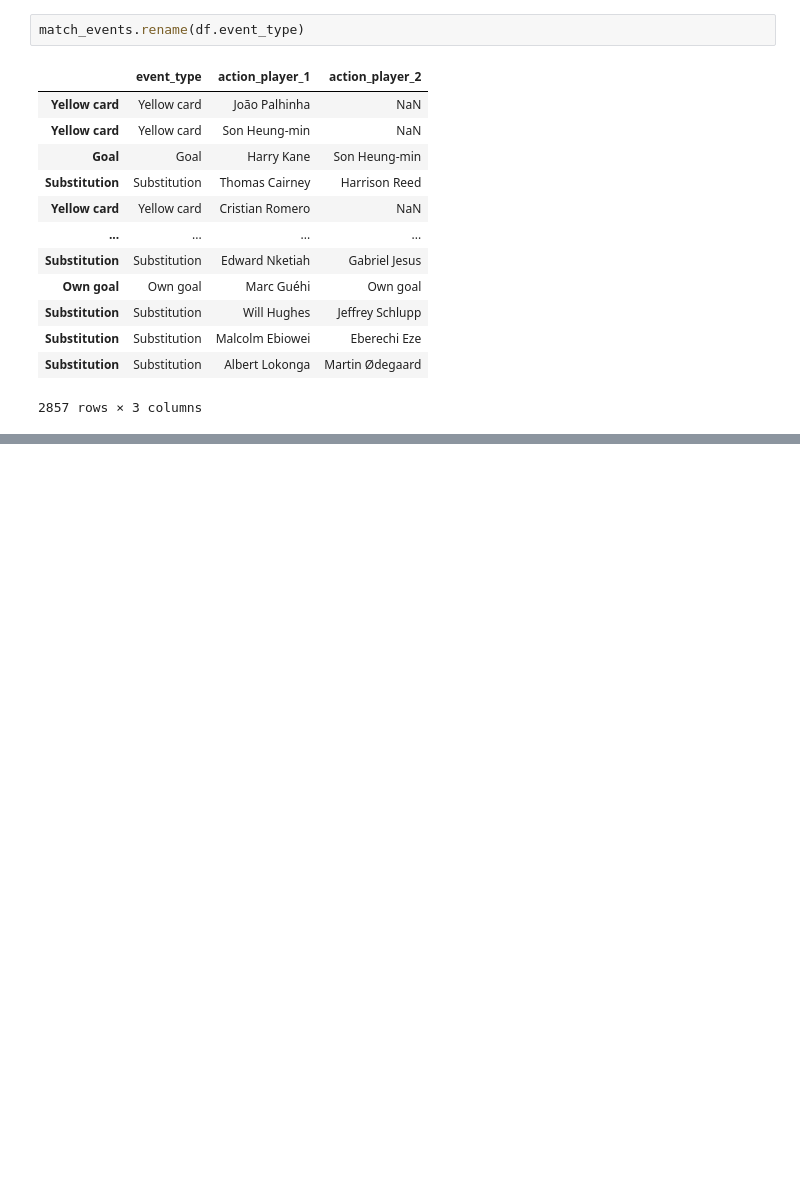
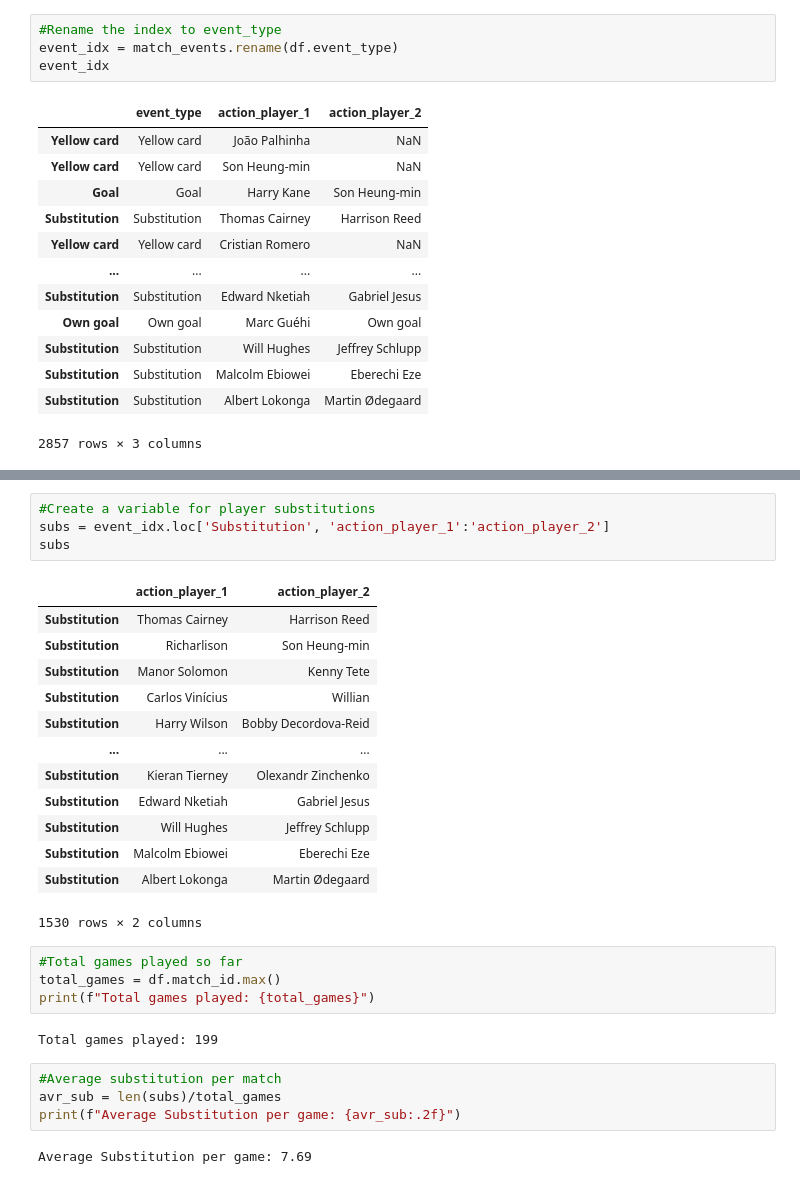
Before and after one commit to Azaya89/English-premier-league-stats-22-23, a Jupyter notebook: Premier_League_22-23.ipynb, the cells around one changed output, grey strips where cells are left out. Drawn from its saved outputs; the diff is of its cells as text; blank space fills up the shorter version.

```diff
--- a/Premier_League_22-23.ipynb
+++ b/Premier_League_22-23.ipynb
@@ -58,7 +64,9 @@ match_events
 | 2856 | Substitution | Albert Lokonga | Martin Ødegaard |
 2857 rows × 3 columns
 # %%
-match_events.rename(df.event_type)
+#Rename the index to event_type
+event_idx = match_events.rename(df.event_type)
+event_idx
 # %% [output]
 |  | event_type | action_player_1 | action_player_2 |
 | Yellow card | Yellow card | João Palhinha | NaN |
@@ -159,3 +214,33 @@ assists[:5].plot.bar(title='Top 5 EPL assisters',
 # %% [output]
 <AxesSubplot:title={'center':'Top 5 EPL assisters'}, ylabel='Number of Assists'>
 [figure]
+# %%
+#Create a variable for player substitutions
+subs = event_idx.loc['Substitution', 'action_player_1':'action_player_2']
+subs
+# %% [output]
+|  | action_player_1 | action_player_2 |
+| Substitution | Thomas Cairney | Harrison Reed |
+| Substitution | Richarlison | Son Heung-min |
+| Substitution | Manor Solomon | Kenny Tete |
+| Substitution | Carlos Vinícius | Willian |
+| Substitution | Harry Wilson | Bobby Decordova-Reid |
+| ... | ... | ... |
+| Substitution | Kieran Tierney | Olexandr Zinchenko |
+| Substitution | Edward Nketiah | Gabriel Jesus |
+| Substitution | Will Hughes | Jeffrey Schlupp |
+| Substitution | Malcolm Ebiowei | Eberechi Eze |
+| Substitution | Albert Lokonga | Martin Ødegaard |
+1530 rows × 2 columns
+# %%
+#Total games played so far
+total_games = df.match_id.max()
+print(f"Total games played: {total_games}")
+# %% [output]
+Total games played: 199
+# %%
+#Average substitution per match
+avr_sub = len(subs)/total_games
+print(f"Average Substitution per game: {avr_sub:.2f}")
+# %% [output]
+Average Substitution per game: 7.69
```
Also changed, not shown: parts of 22 cells of this notebook.
